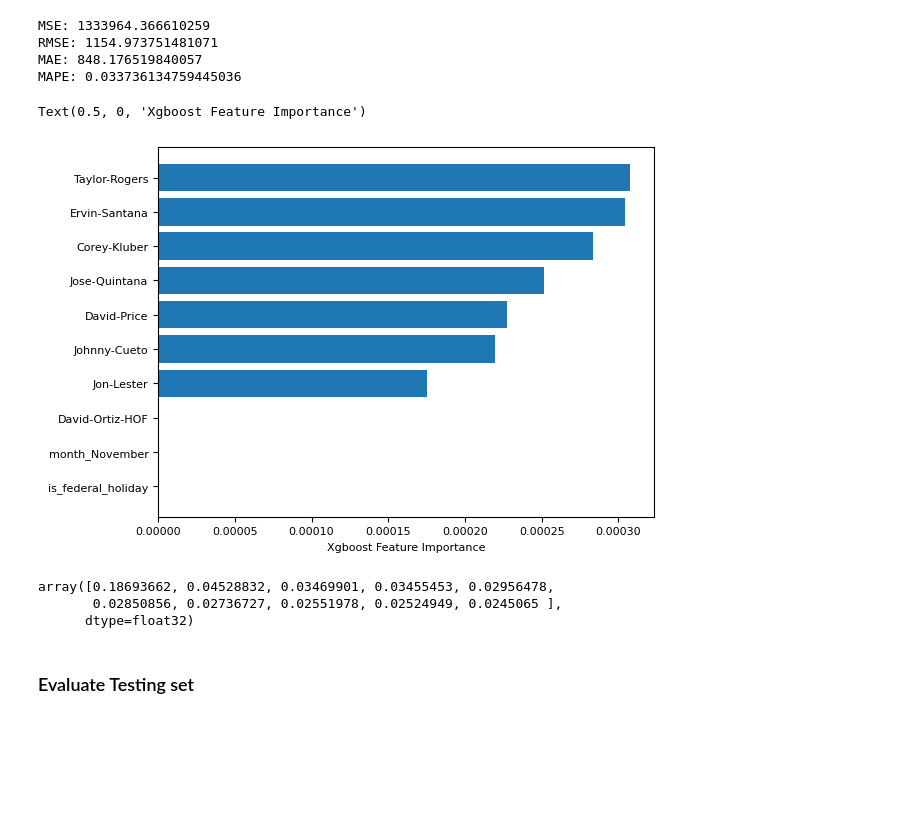
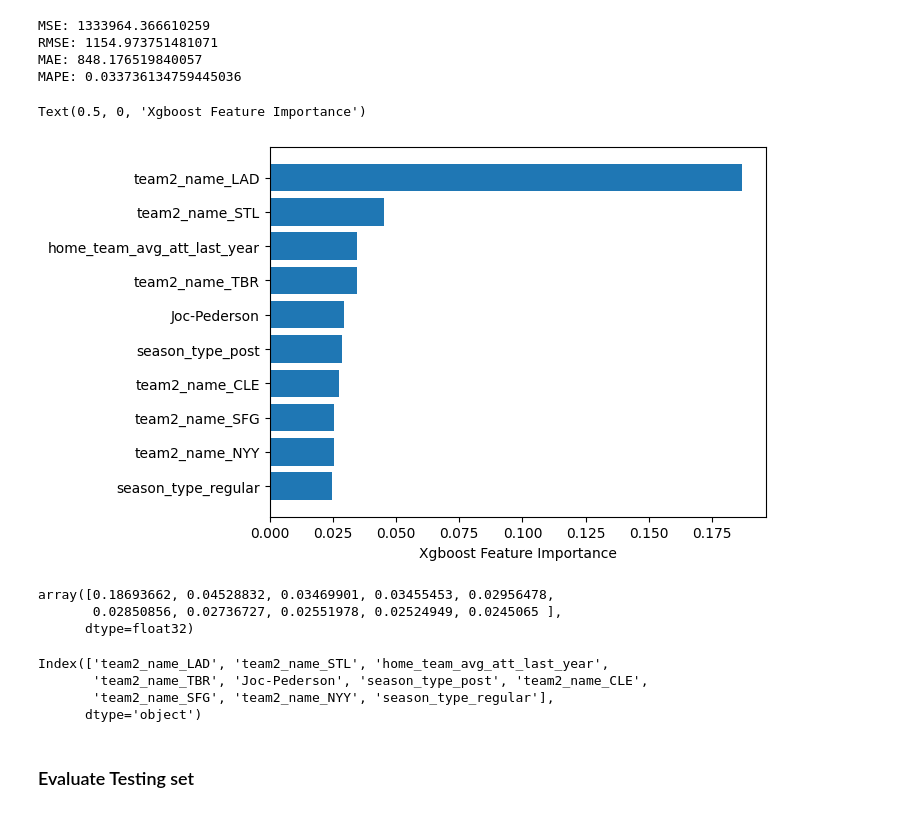
Before and after one commit to RDOGS-Friendz/SLDL-MLB-ATT-Prediction, a Jupyter notebook: models-v1-original/all_model.ipynb, the cells around one changed output. Saved outputs shown, nothing was run; the diff lists cells and outputs as text; code cells hidden in the pictures; blank space fills up the shorter version.

Commit message:
Update xgboost model feature importance

```diff
--- a/models-v1-original/all_model.ipynb
+++ b/models-v1-original/all_model.ipynb
@@ -840,18 +840,25 @@ MAPE: 0.033736134759445036
 # %%
 from matplotlib import pyplot as plt
 sorted_idx = xgb.feature_importances_.argsort()[::-1]
 cols = data_train.columns
-plt.barh(cols[sorted_idx][::-1][:10], xgb.feature_importances_[sorted_idx][::-1][:10])
+plt.barh(cols[sorted_idx][:10][::-1], xgb.feature_importances_[sorted_idx][:10][::-1])
 plt.xlabel("Xgboost Feature Importance")
 # %% [output]
 Text(0.5, 0, 'Xgboost Feature Importance')
-[figure, old version]
+[figure, new version]
 # %%
 xgb.feature_importances_[sorted_idx][:10]
 # %% [output]
 array([0.18693662, 0.04528832, 0.03469901, 0.03455453, 0.02956478,
        0.02850856, 0.02736727, 0.02551978, 0.02524949, 0.0245065 ],
       dtype=float32)
+# %%
+cols[sorted_idx][:10]
+# %% [output]
+Index(['team2_name_LAD', 'team2_name_STL', 'home_team_avg_att_last_year',
+       'team2_name_TBR', 'Joc-Pederson', 'season_type_post', 'team2_name_CLE',
+       'team2_name_SFG', 'team2_name_NYY', 'season_type_regular'],
+      dtype='object')
 # %% [markdown]
 ### Evaluate Testing set
 # %%
```
Also changed, not shown: 1 other file.
